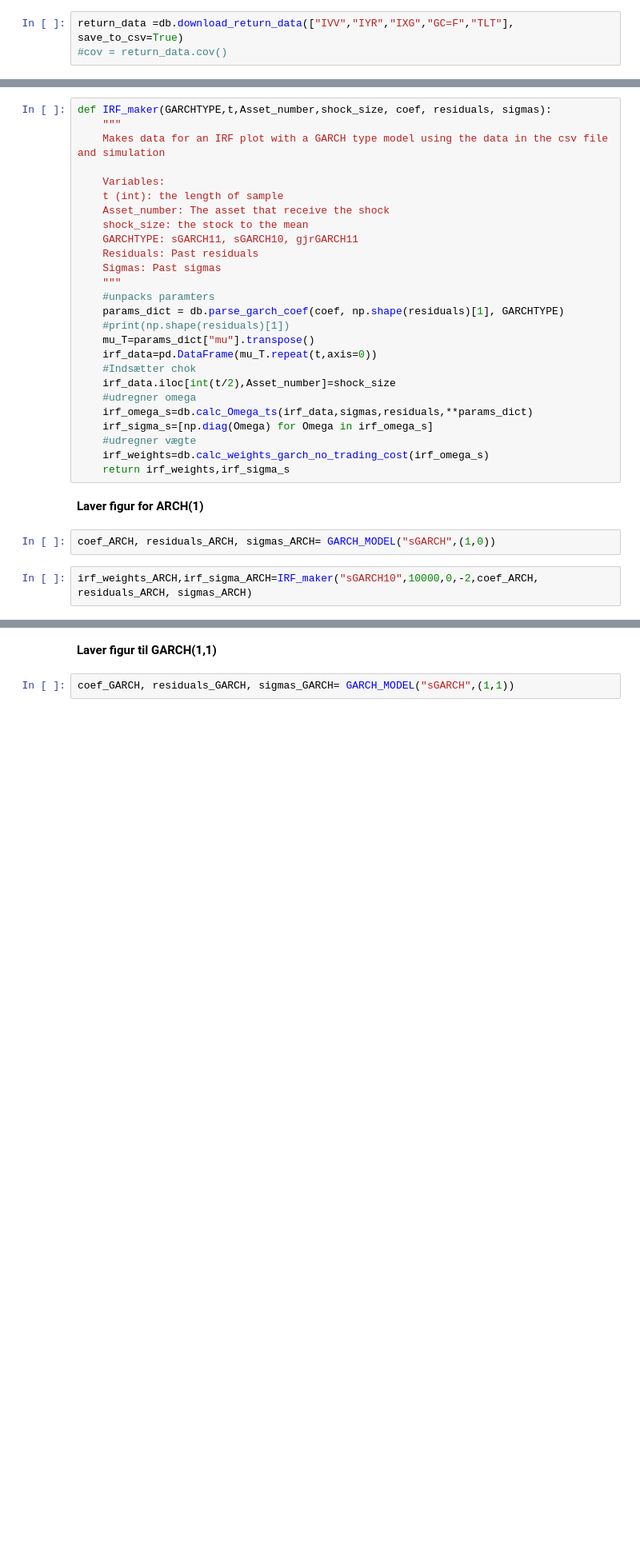
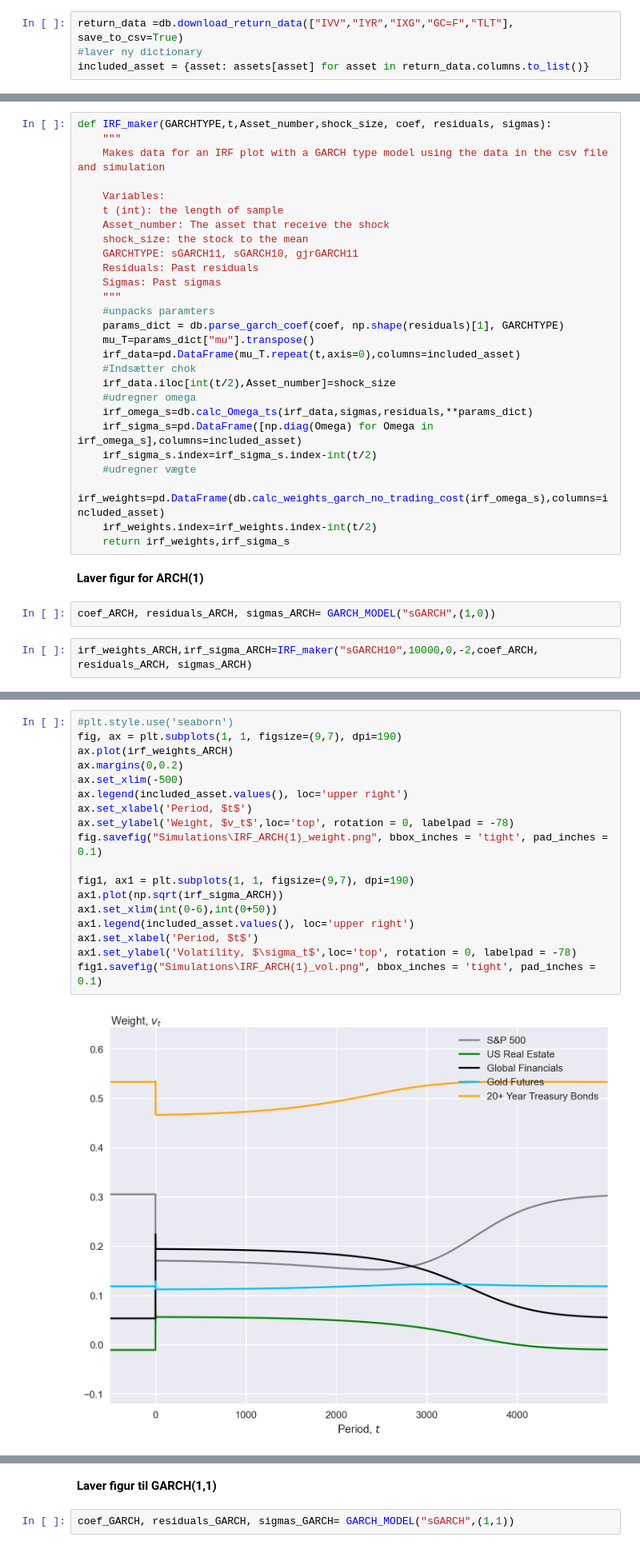
Before and after one commit to neriksen/thesis, a Jupyter notebook: Simulations/IRF.ipynb, the cells around one changed output, grey strips where cells are left out. Shown at 80% size. Cells and saved outputs as stored; diff of their text form; blank space fills up the shorter version.

Commit message:
IRF plotter + 6 figurer

```diff
--- a/Simulations/IRF.ipynb
+++ b/Simulations/IRF.ipynb
@@ -28,4 +28,5 @@ asset_names = list(assets.values())
 **Henter return data udfra tickers**
 # %%
 return_data =db.download_return_data(["IVV","IYR","IXG","GC=F","TLT"], save_to_csv=True)
-#cov = return_data.cov()
+#laver ny dictionary
+included_asset = {asset: assets[asset] for asset in return_data.columns.to_list()}
@@ -57,16 +60,17 @@ def IRF_maker(GARCHTYPE,t,Asset_number,shock_size, coef, residuals, sigmas):
     """
     #unpacks paramters
     params_dict = db.parse_garch_coef(coef, np.shape(residuals)[1], GARCHTYPE)
-    #print(np.shape(residuals)[1])
     mu_T=params_dict["mu"].transpose()
-    irf_data=pd.DataFrame(mu_T.repeat(t,axis=0))
+    irf_data=pd.DataFrame(mu_T.repeat(t,axis=0),columns=included_asset)
     #Indsætter chok
     irf_data.iloc[int(t/2),Asset_number]=shock_size
     #udregner omega
     irf_omega_s=db.calc_Omega_ts(irf_data,sigmas,residuals,**params_dict)
-    irf_sigma_s=[np.diag(Omega) for Omega in irf_omega_s]
+    irf_sigma_s=pd.DataFrame([np.diag(Omega) for Omega in irf_omega_s],columns=included_asset)
+    irf_sigma_s.index=irf_sigma_s.index-int(t/2)
     #udregner vægte
-    irf_weights=db.calc_weights_garch_no_trading_cost(irf_omega_s)
+    irf_weights=pd.DataFrame(db.calc_weights_garch_no_trading_cost(irf_omega_s),columns=included_asset)
+    irf_weights.index=irf_weights.index-int(t/2)
     return irf_weights,irf_sigma_s
 # %% [markdown]
 **Laver figur for ARCH(1)**
@@ -86,0 +81,20 @@ ax.legend(asset_names, loc='upper right')
+# %%
+#plt.style.use('seaborn')
+fig, ax = plt.subplots(1, 1, figsize=(9,7), dpi=190)
+ax.plot(irf_weights_ARCH)
+ax.margins(0,0.2)
+ax.set_xlim(-500)
+ax.legend(included_asset.values(), loc='upper right')
+ax.set_xlabel('Period, $t$')
+ax.set_ylabel('Weight, $v_t$',loc='top', rotation = 0, labelpad = -78)
+fig.savefig("Simulations\IRF_ARCH(1)_weight.png", bbox_inches = 'tight', pad_inches = 0.1)
+
+fig1, ax1 = plt.subplots(1, 1, figsize=(9,7), dpi=190)
+ax1.plot(np.sqrt(irf_sigma_ARCH))
+ax1.set_xlim(int(0-6),int(0+50))
+ax1.legend(included_asset.values(), loc='upper right')
+ax1.set_xlabel('Period, $t$')
+ax1.set_ylabel('Volatility, $\sigma_t$',loc='top', rotation = 0, labelpad = -78)
+fig1.savefig("Simulations\IRF_ARCH(1)_vol.png", bbox_inches = 'tight', pad_inches = 0.1)
+# %% [output]
+[figure, added]
```
Also changed, not shown: parts of 9 cells of this notebook, 6 other files.
